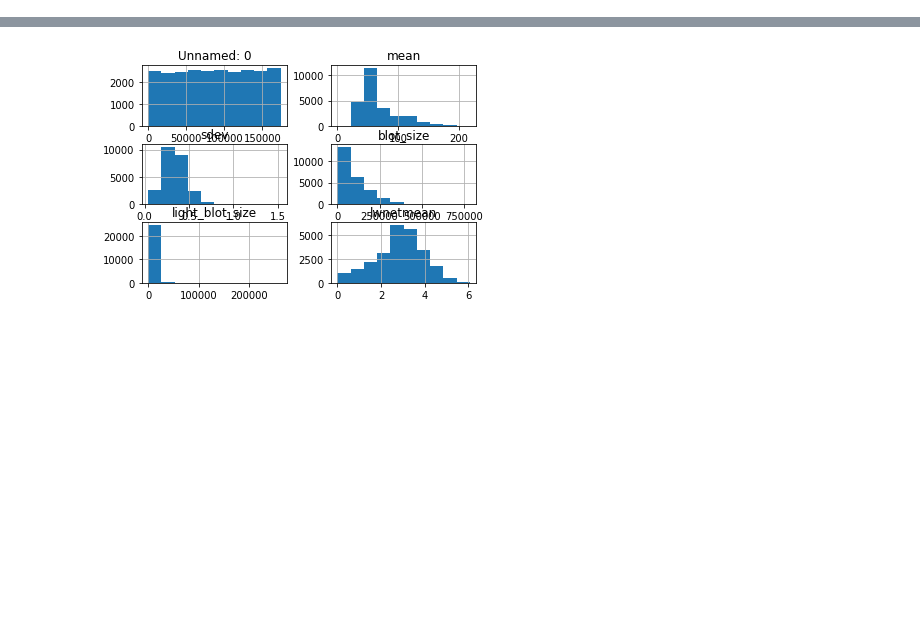
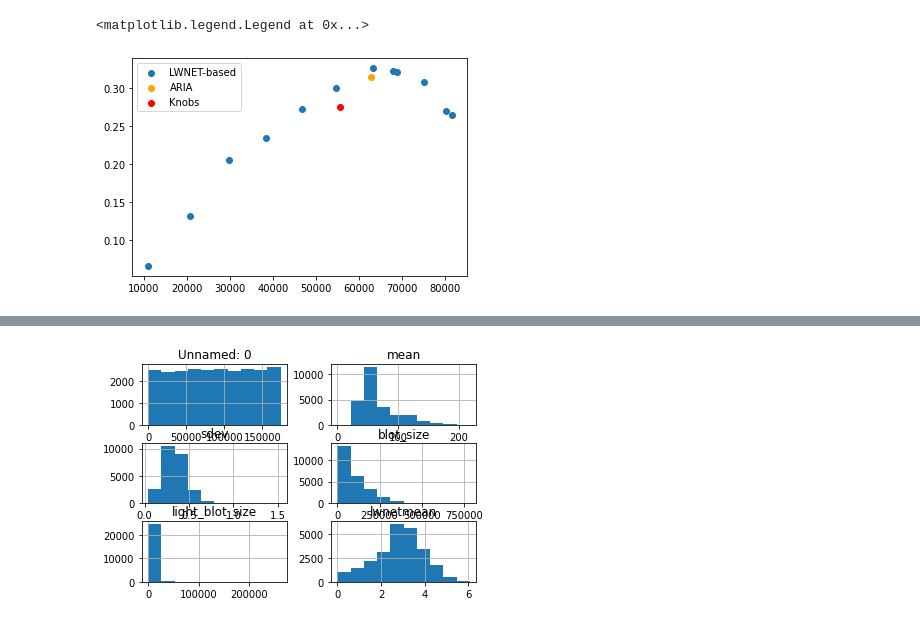
Before and after one commit to BergmannLab/Retina-tortuosity, a Jupyter notebook: preprocessing/newQC.ipynb, the cells around one changed output, grey strips where cells are left out. Cells and saved outputs as stored; diff of their text form; code cells hidden in the pictures; blank space fills up the shorter version.

```diff
--- a/preprocessing/newQC.ipynb
+++ b/preprocessing/newQC.ipynb
@@ -242,3 +376,15 @@ array([[<AxesSubplot:title={'center':'Unnamed: 0'}>,
+# %%
+qc_results=qc_results.sort_values("N", ascending=False)
+idx_lwnet = [0,1,2,5,6,7,11,12,13,14,15,16]
+mattia = 8
+knobs = [3,4,10]
+plt.scatter(qc_results['N'].iloc[idx_lwnet],qc_results['h_SNP Affymetrix'].iloc[idx_lwnet])
+plt.scatter(qc_results['N'].iloc[mattia],qc_results['h_SNP Affymetrix'].iloc[mattia], c='orange')
+plt.scatter(qc_results['N'].iloc[knobs],qc_results['h_SNP Affymetrix'].iloc[knobs], c='red')
+plt.legend(['LWNET-based', "ARIA", "Knobs"])
+# %% [output]
+<matplotlib.legend.Legend at 0x...>
+[figure, added]
 # %%
 explore = keep
 explore=explore.sort_values("light_blot_size",ascending=False)
```
Also changed, not shown: parts of 33 cells of this notebook.
